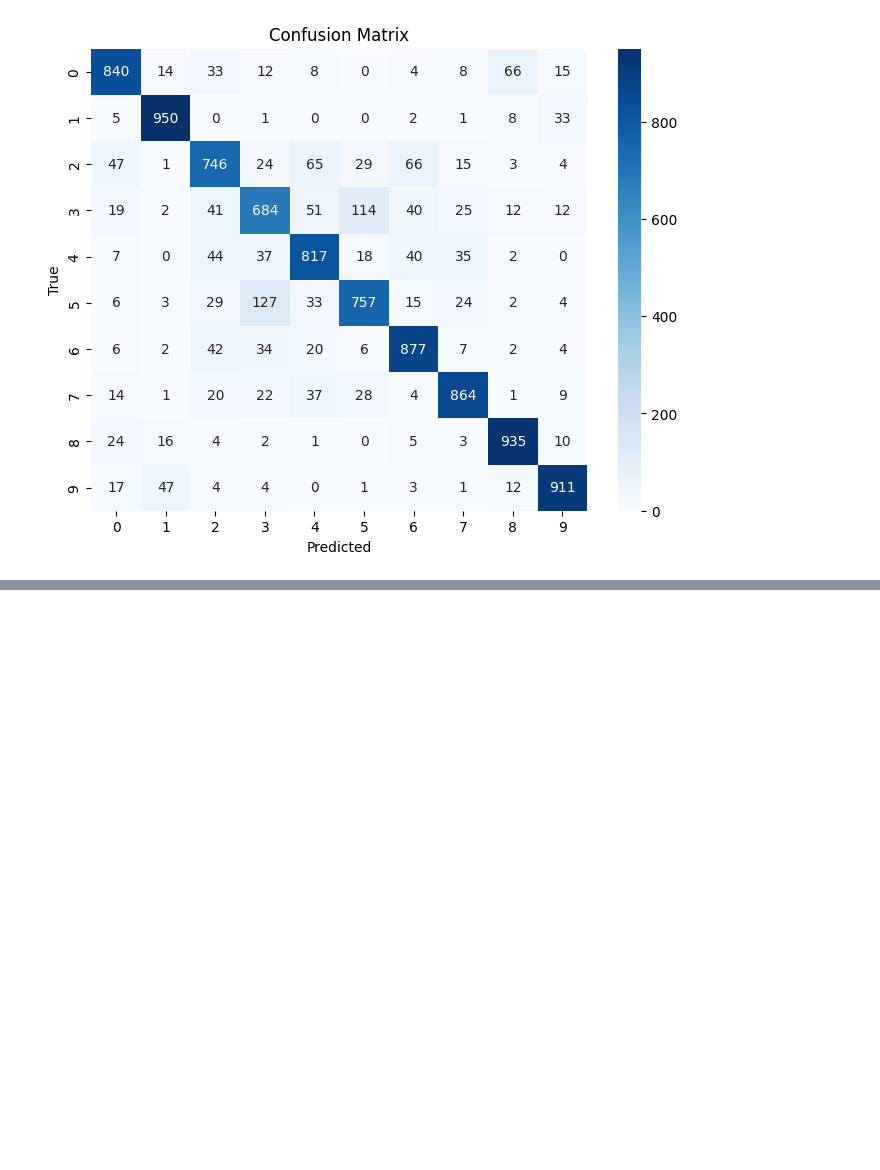
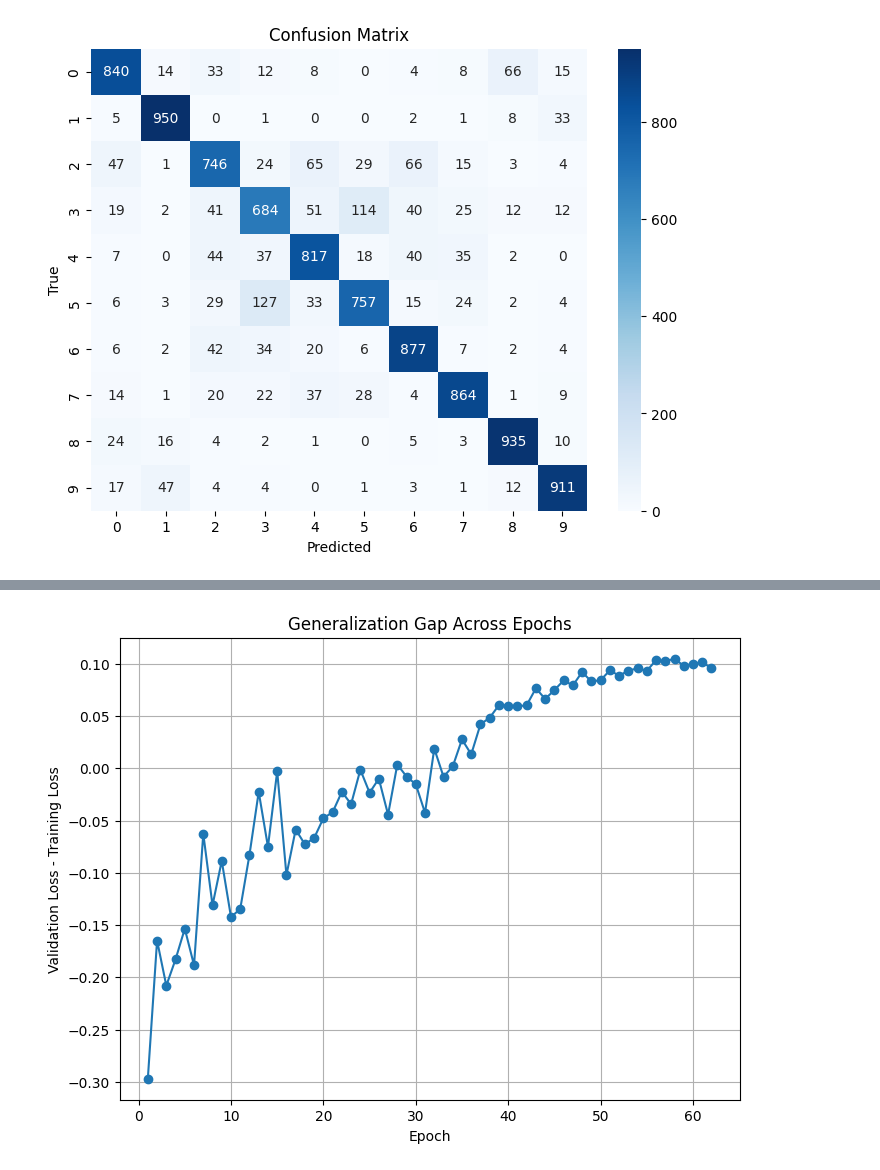
Before and after one commit to fw7th/regularization-ml, a Jupyter notebook: notebooks/02_fc_dropout.ipynb, the cells around one changed output, grey strips where cells are left out. Cells and saved outputs as stored; diff of their text form; code cells hidden in the pictures; blank space fills up the shorter version.

```diff
--- a/notebooks/02_fc_dropout.ipynb
+++ b/notebooks/02_fc_dropout.ipynb
@@ -402,0 +299,4 @@ history_drop7
+# %%
+genError(visuals_folder7, train_losses_fc7, val_losses_fc7)
+# %% [output]
+[figure, added]
```
Also changed, not shown: parts of 19 cells of this notebook, 2 other files.
